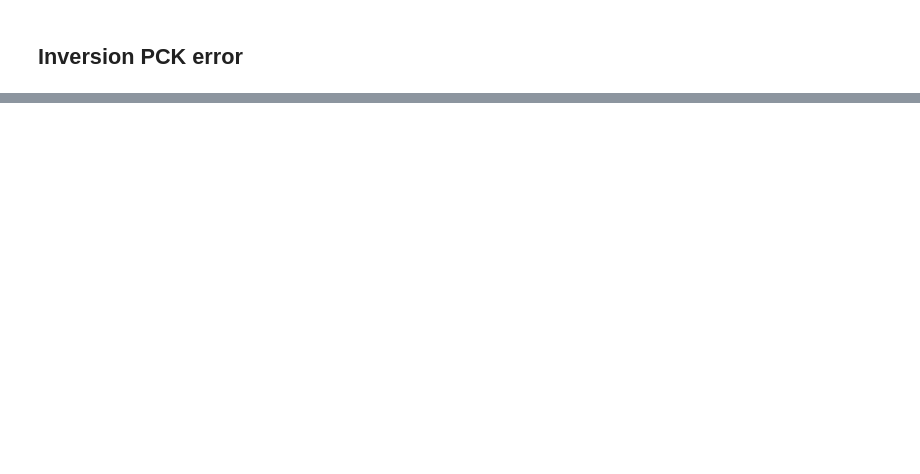
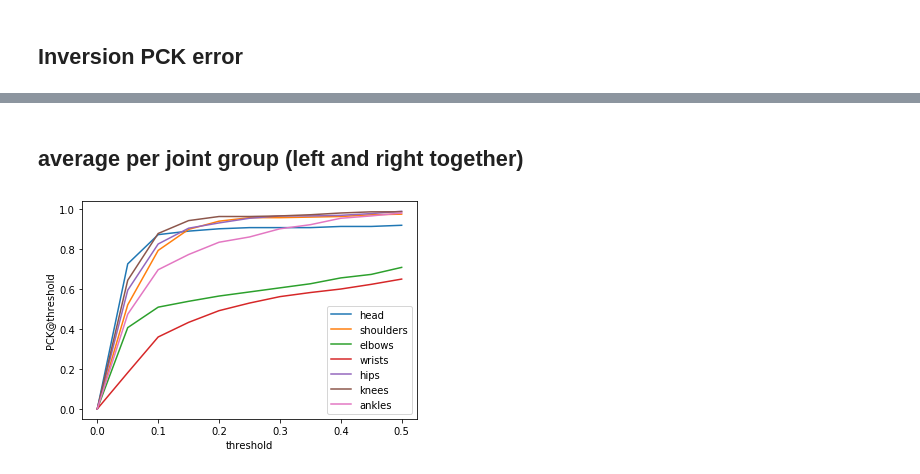
Before and after one commit to agvdndor/Swimming-Stroke-Rate-Analysis, a Jupyter notebook: lib/analysis/pck.ipynb, the cells around one changed output, grey strips where cells are left out. Cells and saved outputs as stored; diff of their text form; code cells hidden in the pictures; blank space fills up the shorter version.

```diff
--- a/lib/analysis/pck.ipynb
+++ b/lib/analysis/pck.ipynb
@@ -257,0 +126,17 @@ for joint in range(11,13,2):
+# %% [markdown]
+## average per joint group (left and right together)
+# %%
+pck_score_merged = [0.5 * np.array([s for s in pck_score[joint]]) + 0.5 * np.array([s for s in pck_score[joint +1]]) for joint in range(1,12,2)]
+inversion_error_merged = [0.5 * np.array([s for s in inversion_error[joint]]) + 0.5 * np.array([s for s in inversion_error[joint +1]]) for joint in range(1,12,2)]
+# %%
+plt.plot(thresholds, pck_score[0], label='head')
+
+joint_groups = ['shoulders', 'elbows', 'wrists', 'hips', 'knees', 'ankles']
+for scores, joint in zip(pck_score_merged, joint_groups):
+    plt.plot(thresholds, scores, label=joint)
+plt.legend()
+plt.xlabel('threshold')
+plt.ylabel('PCK@threshold')
+plt.show()
+# %% [output]
+[figure, added]
```
Also changed, not shown: parts of 10 cells of this notebook.
